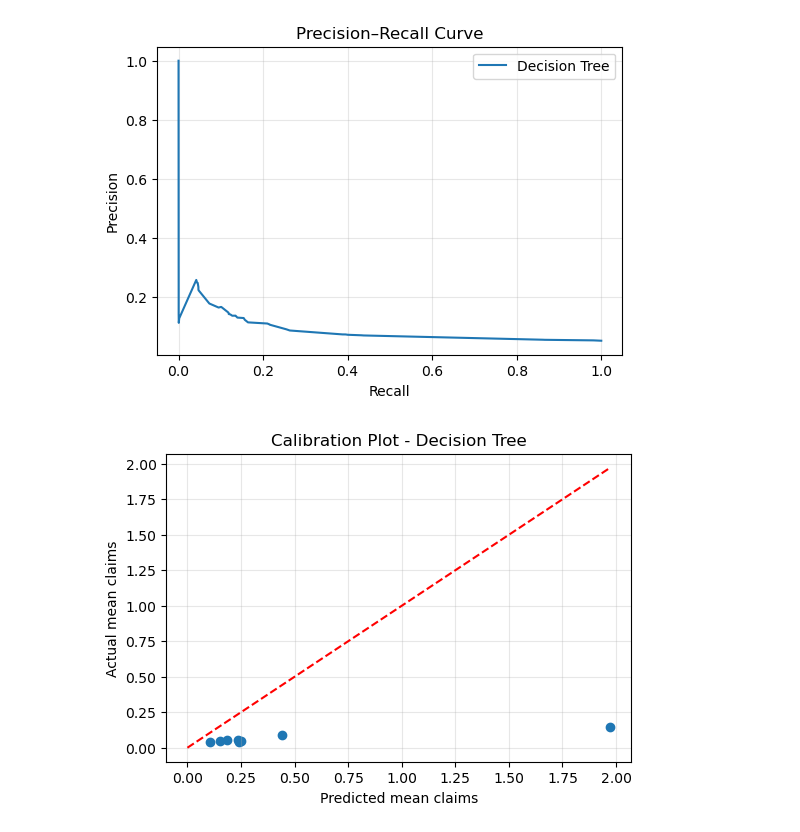
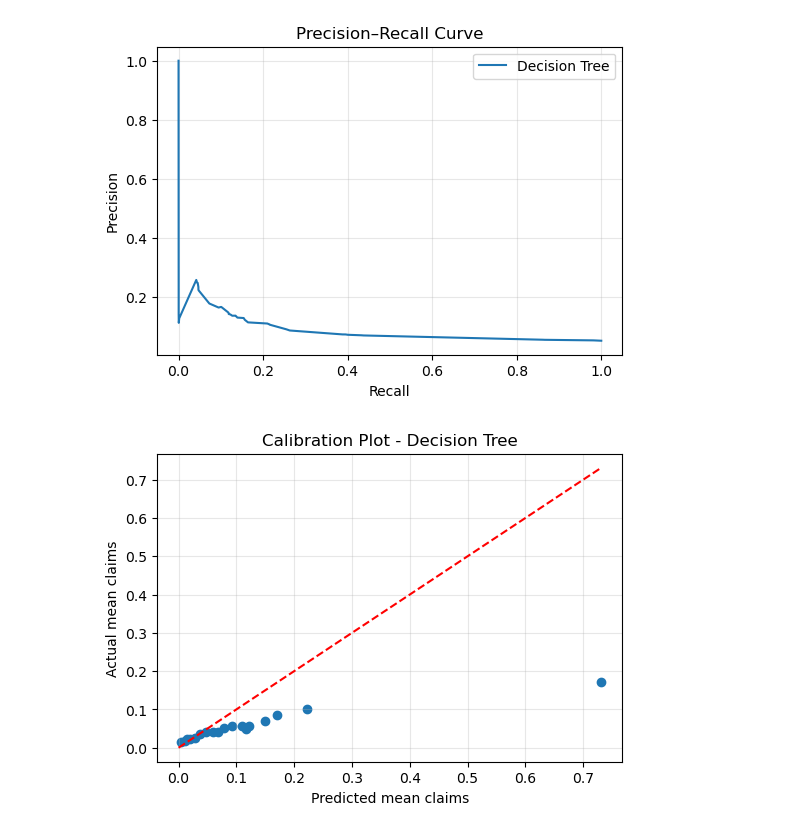
Before and after one commit to AndreiSheremet/Ml-Project.-Predicting-insurance-risk, a Jupyter notebook: Decision_Tree_model.ipynb, the cells around one changed output. Drawn from its saved outputs; the diff is of its cells as text; code cells hidden in the pictures.

```diff
--- a/Decision_Tree_model.ipynb
+++ b/Decision_Tree_model.ipynb
@@ -278,22 +277,22 @@ pr_curve((y_true_count>0).astype(int), y_pred, "Decision Tree")
 # %%
 def calibration_plot(y_true, y_pred, model_name, bins=20):
     df = pd.DataFrame({"y_true": y_true, "y_pred": y_pred})
     df["bucket"] = pd.qcut(df["y_pred"], bins, duplicates='drop')
 
     calib = df.groupby("bucket").agg(
         predicted=("y_pred","mean"),
         actual=("y_true","mean")
     )
 
     plt.figure(figsize=(6,4))
     plt.scatter(calib["predicted"], calib["actual"], label=model_name)
     max_val = max(calib["predicted"].max(), calib["actual"].max())
     plt.plot([0, max_val], [0, max_val], "r--")
     plt.xlabel("Predicted mean claims")
     plt.ylabel("Actual mean claims")
     plt.title(f"Calibration Plot - {model_name}")
     plt.grid(alpha=0.3)
     plt.show()
-calibration_plot(y_true_count, y_pred, "Decision Tree")
+calibration_plot(y_true_count, y_pred_count, "Decision Tree")
 # %% [output]
-[figure, old version]
+[figure, new version]
```
Also changed, not shown: parts of 7 cells of this notebook, 4 other files.
